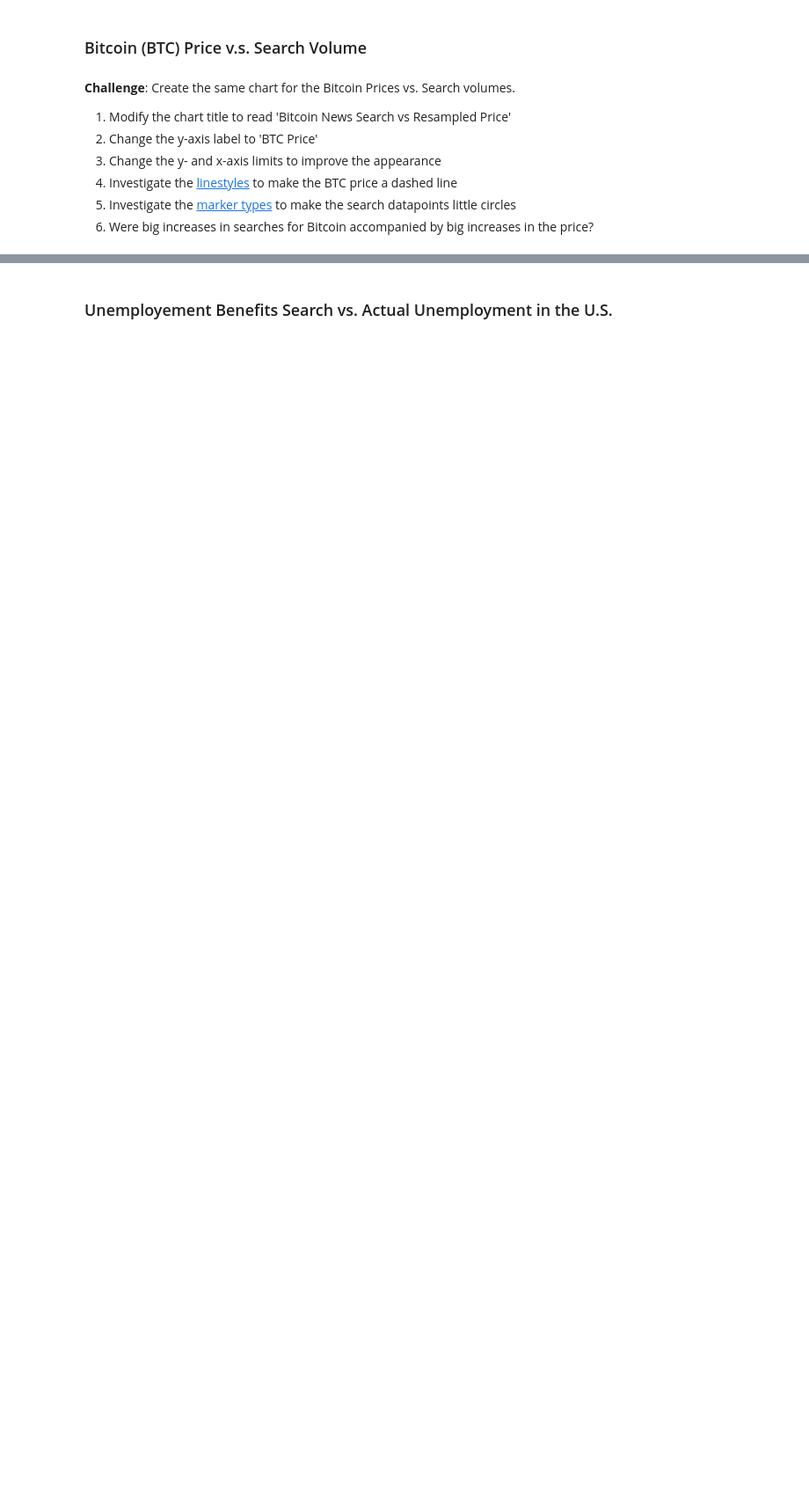
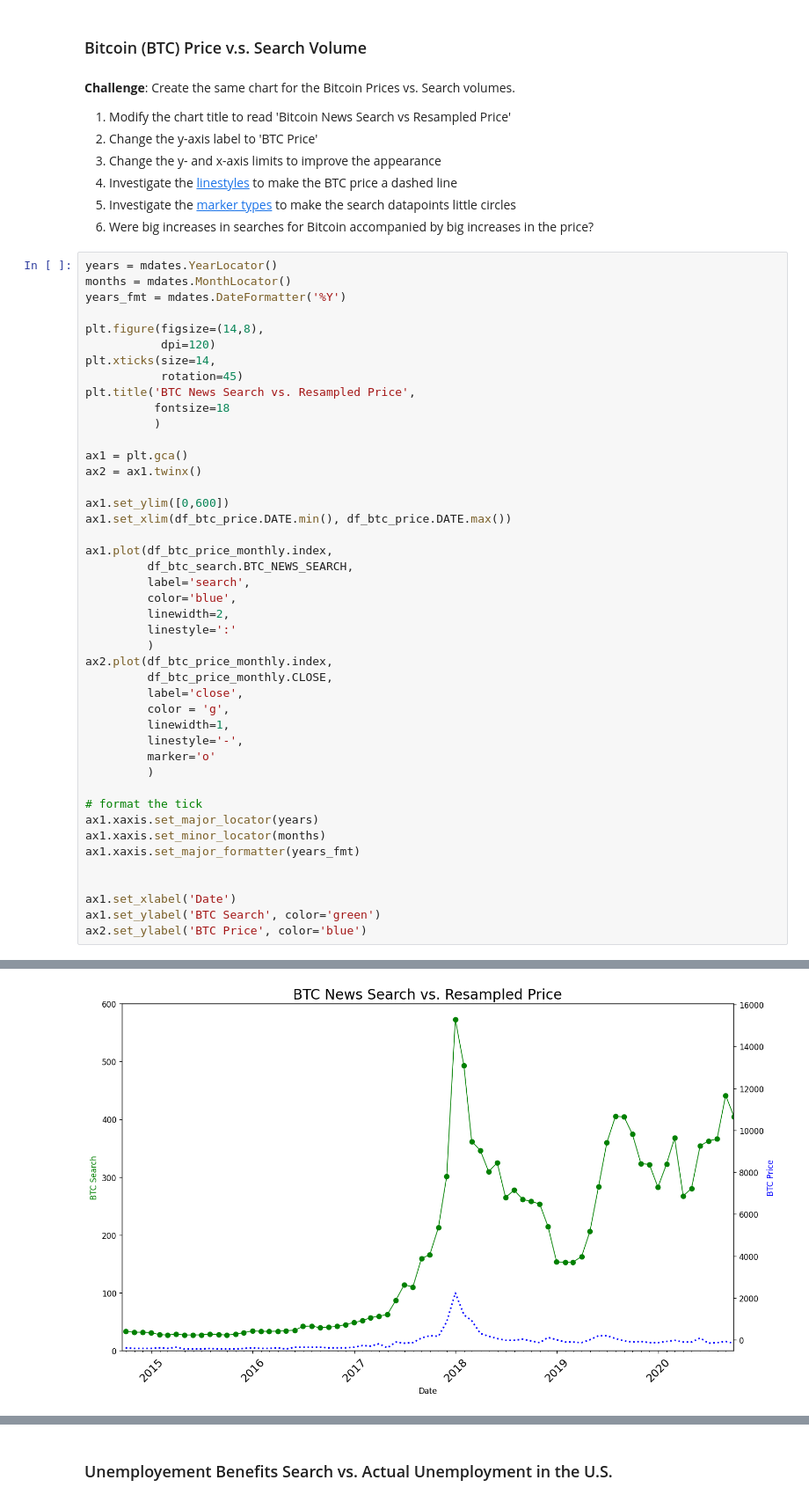
Before and after one commit to marcoman/experimental-100, a Jupyter notebook: 71-80/75/start/Google Trends Data Viz (start)/Google Trends and Data Visualisation (start).ipynb, the cells around one changed output, grey strips where cells are left out. Shown at 88% size. Saved outputs shown, nothing was run; the diff lists cells and outputs as text; blank space fills up the shorter version.

```diff
--- a/71-80/75/start/Google Trends Data Viz (start)/Google Trends and Data Visualisation (start).ipynb
+++ b/71-80/75/start/Google Trends Data Viz (start)/Google Trends and Data Visualisation (start).ipynb
@@ -574,3 +574,48 @@ Text(0, 0.5, 'TSLA Stock Price')
 4. Investigate the [linestyles](https://matplotlib.org/3.2.1/api/_as_gen/matplotlib.pyplot.plot.html ) to make the BTC price a dashed line <br>
 5. Investigate the [marker types](https://matplotlib.org/3.2.1/api/markers_api.html) to make the search datapoints little circles <br>
 6. Were big increases in searches for Bitcoin accompanied by big increases in the price?
+# %%
+years = mdates.YearLocator()
+months = mdates.MonthLocator()
+years_fmt = mdates.DateFormatter('%Y')
+
+plt.figure(figsize=(14,8),
+           dpi=120)
+plt.xticks(size=14,
+           rotation=45)
+plt.title('BTC News Search vs. Resampled Price',
+          fontsize=18
+          )
+
+ax1 = plt.gca()
+ax2 = ax1.twinx()
+
+ax1.set_ylim([0,600])
+ax1.set_xlim(df_btc_price.DATE.min(), df_btc_price.DATE.max())
+
+ax1.plot(df_btc_price_monthly.index,
+         df_btc_search.BTC_NEWS_SEARCH,
+         label='search',
+         color='blue',
+         linewidth=2,
+         linestyle=':'
+         )
+ax2.plot(df_btc_price_monthly.index,
+         df_btc_price_monthly.CLOSE,
+         label='close',
+         color = 'g',
+         linewidth=1,
+         linestyle='-',
+         marker='o'
+         )
+
+# format the tick
+ax1.xaxis.set_major_locator(years)
+ax1.xaxis.set_minor_locator(months)
+ax1.xaxis.set_major_formatter(years_fmt)
+
+
+ax1.set_xlabel('Date')
+ax1.set_ylabel('BTC Search', color='green')
+ax2.set_ylabel('BTC Price', color='blue')
+# %% [output]
@@ -576,0 +623 @@ Text(0, 0.5, 'TSLA Stock Price')
+[figure, added]
```
Also changed, not shown: parts of 10 cells of this notebook, 1 other file.
